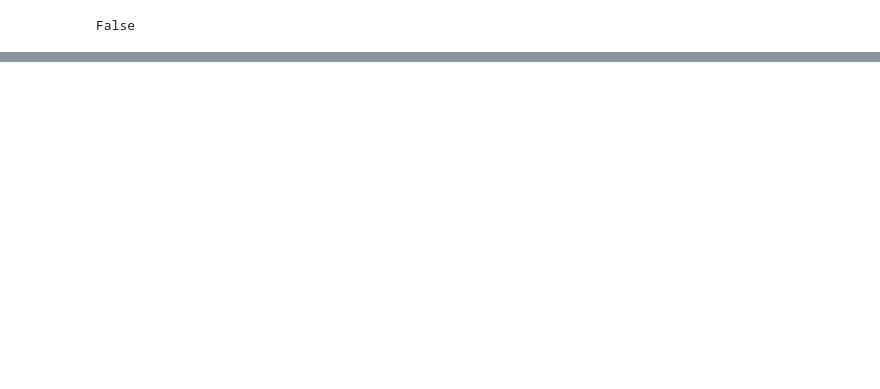
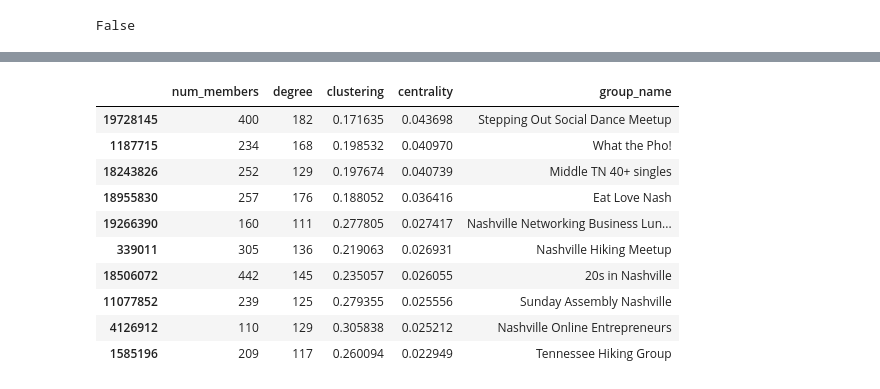
Before and after one commit to stkbailey/nashnetx, a Jupyter notebook: 4_Nashville-Relationships.ipynb, the cells around one changed output, grey strips where cells are left out. Saved outputs shown, nothing was run; the diff lists cells and outputs as text; code cells hidden in the pictures; blank space fills up the shorter version.

```diff
--- a/4_Nashville-Relationships.ipynb
+++ b/4_Nashville-Relationships.ipynb
@@ -256,0 +262,14 @@ plt.show()
+# %%
+df_groups.sort_values(by='centrality', ascending=False).iloc[0:10].join(groups[['group_name']])
+# %% [output]
+|  | num_members | degree | clustering | centrality | group_name |
+| 19728145 | 400 | 182 | 0.171635 | 0.043698 | Stepping Out Social Dance Meetup |
+| 1187715 | 234 | 168 | 0.198532 | 0.040970 | What the Pho! |
+| 18243826 | 252 | 129 | 0.197674 | 0.040739 | Middle TN 40+ singles |
+| 18955830 | 257 | 176 | 0.188052 | 0.036416 | Eat Love Nash |
+| 19266390 | 160 | 111 | 0.277805 | 0.027417 | Nashville Networking Business Lun... |
+| 339011 | 305 | 136 | 0.219063 | 0.026931 | Nashville Hiking Meetup |
+| 18506072 | 442 | 145 | 0.235057 | 0.026055 | 20s in Nashville |
+| 11077852 | 239 | 125 | 0.279355 | 0.025556 | Sunday Assembly Nashville |
+| 4126912 | 110 | 129 | 0.305838 | 0.025212 | Nashville Online Entrepreneurs |
+| 1585196 | 209 | 117 | 0.260094 | 0.022949 | Tennessee Hiking Group |
```
Also changed, not shown: parts of 57 cells of this notebook, 2 other files.
